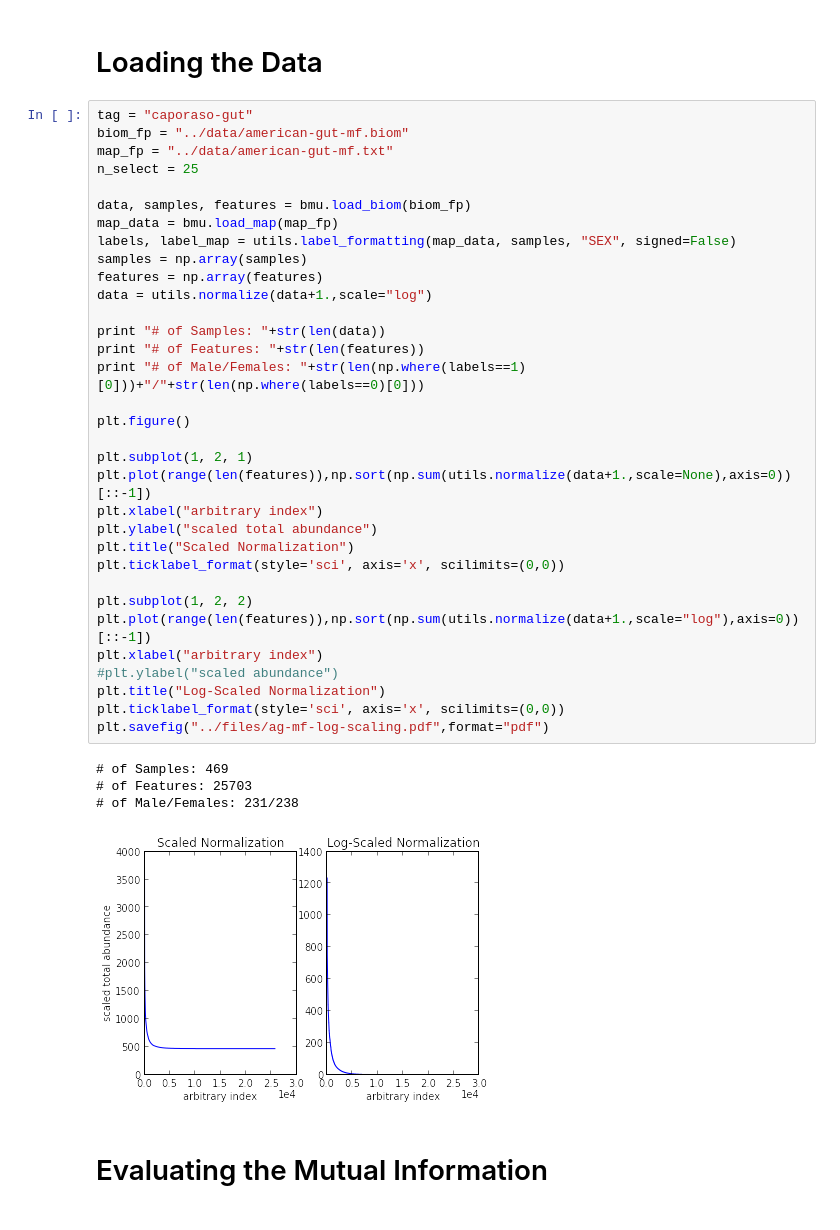
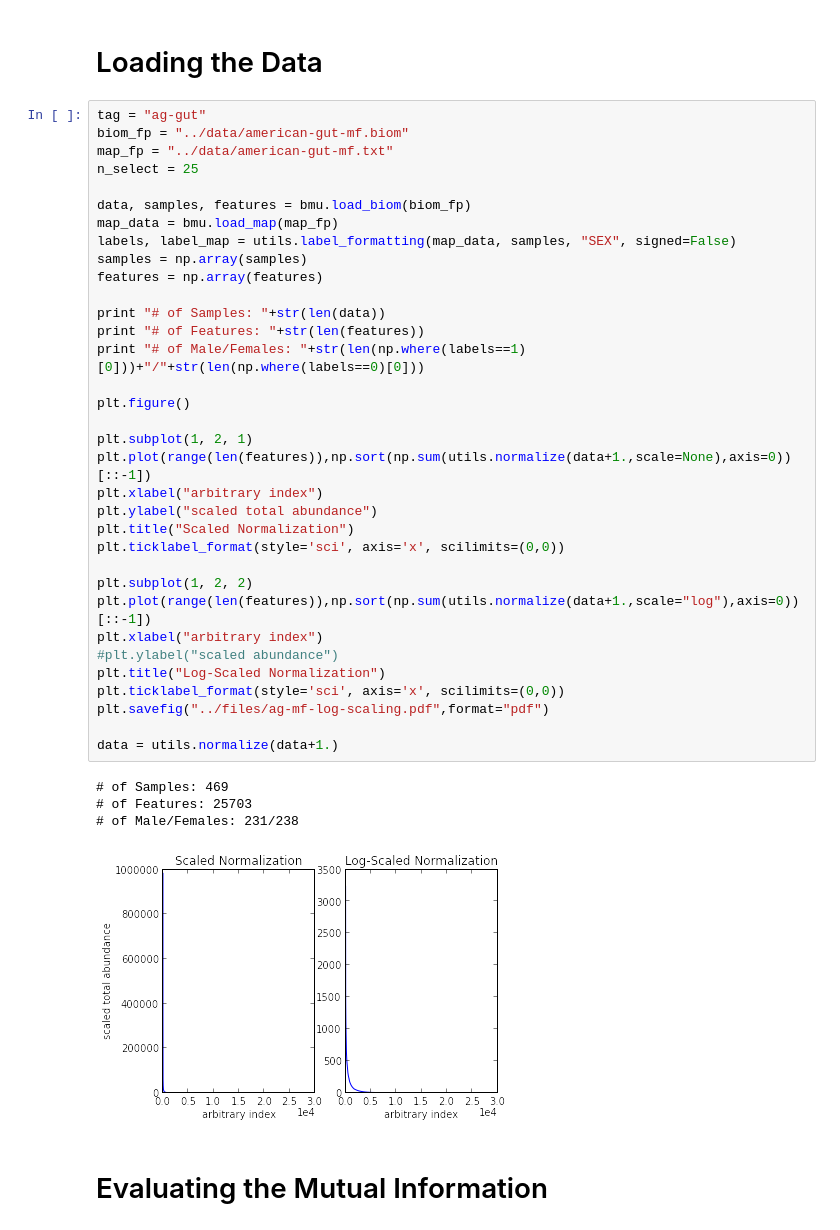
Before and after one commit to gditzler/BigLS2014-Code, a Jupyter notebook: notebook/InformationTheorySS.ipynb, the cells around one changed output. Saved outputs shown, nothing was run; the diff lists cells and outputs as text.

```diff
--- a/notebook/InformationTheorySS.ipynb
+++ b/notebook/InformationTheorySS.ipynb
@@ -13,7 +16,7 @@ import time
 # %% [markdown]
 # Loading the Data
 # %%
-tag = "caporaso-gut"
+tag = "ag-gut"
 biom_fp = "../data/american-gut-mf.biom"
 map_fp = "../data/american-gut-mf.txt"
 n_select = 25
@@ -21,35 +24,36 @@ n_select = 25
 data, samples, features = bmu.load_biom(biom_fp)
 map_data = bmu.load_map(map_fp)
 labels, label_map = utils.label_formatting(map_data, samples, "SEX", signed=False)
 samples = np.array(samples)
 features = np.array(features)
-data = utils.normalize(data+1.,scale="log")
 
 print "# of Samples: "+str(len(data))
 print "# of Features: "+str(len(features))
 print "# of Male/Females: "+str(len(np.where(labels==1)[0]))+"/"+str(len(np.where(labels==0)[0]))
 
 plt.figure()
 
 plt.subplot(1, 2, 1)
 plt.plot(range(len(features)),np.sort(np.sum(utils.normalize(data+1.,scale=None),axis=0))[::-1])
 plt.xlabel("arbitrary index")
 plt.ylabel("scaled total abundance")
 plt.title("Scaled Normalization")
 plt.ticklabel_format(style='sci', axis='x', scilimits=(0,0))
 
 plt.subplot(1, 2, 2)
 plt.plot(range(len(features)),np.sort(np.sum(utils.normalize(data+1.,scale="log"),axis=0))[::-1])
 plt.xlabel("arbitrary index")
 #plt.ylabel("scaled abundance")
 plt.title("Log-Scaled Normalization")
 plt.ticklabel_format(style='sci', axis='x', scilimits=(0,0))
 plt.savefig("../files/ag-mf-log-scaling.pdf",format="pdf")
+
+data = utils.normalize(data+1.)
 # %% [output]
 # of Samples: 469
 # of Features: 25703
 # of Male/Females: 231/238
-[figure, old version]
+[figure, new version]
 # %% [markdown]
 # Evaluating the Mutual Information
 # %%
```
Also changed, not shown: parts of 6 cells of this notebook, 4 other files.
